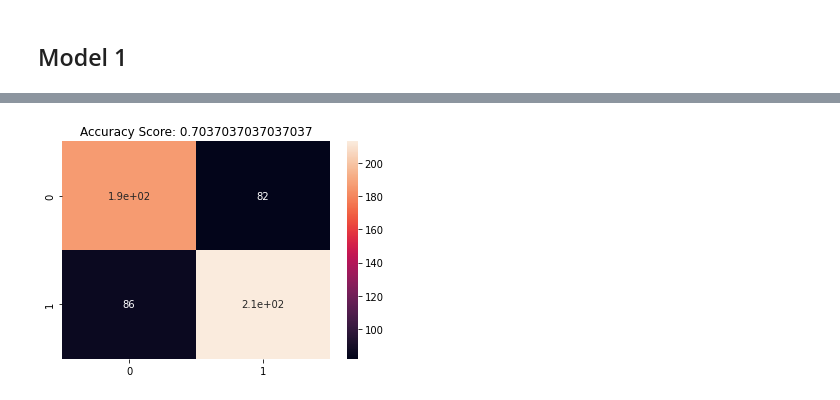
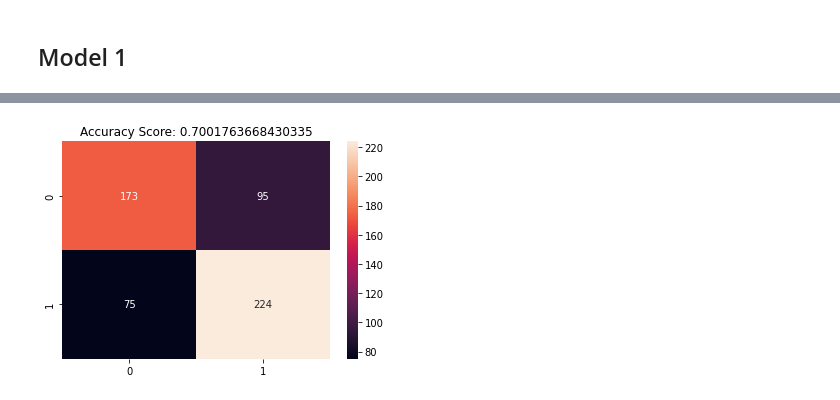
Before and after one commit to AlexanderPelaezJimenez/Pragma_mlops, a Jupyter notebook: modelo_v2.ipynb, the cells around one changed output, grey strips where cells are left out. Saved outputs shown, nothing was run; the diff lists cells and outputs as text; code cells hidden in the pictures.

Commit message:
se cambia el nombre del primer notebook a modelo_v1. Se agrega modelo_v2

```diff
--- a/notebook.ipynb
+++ b/modelo_v2.ipynb
@@ -130,11 +112,11 @@ lr_1 = LogisticRegression()
 # %%
-pipe = Pipeline(steps=[('lr_1', lr_1)])
+pipe = Pipeline(steps=[('lr', lr)])
 # %%
 C = np.logspace(-10, 10, 100)
 penalty = ['l1', 'l2']
 # %%
-params = dict(lr_1__C = C,
-              lr_1__penalty = penalty)
+params = dict(lr__C = C,
+              lr__penalty = penalty)
 # %%
 gs = GridSearchCV(pipe, params)
 # %%
@@ -182,6 +166,6 @@ LogisticRegression(C=0.31257158496882353)
 # %%
-lr_def_model_1 = LogisticRegression(C = gs.best_estimator_.get_params()['lr_1__C'],
-                                    penalty = gs.best_estimator_.get_params()['lr_1__penalty'])
+lr_def_model_1 = LogisticRegression(C = gs.best_estimator_.get_params()['lr__C'],
+                                    penalty = gs.best_estimator_.get_params()['lr__penalty'])
 # %%
 lr_def_model_1.fit(X_train, Y_train)
 # %% [output]
@@ -257,7 +241,7 @@ Best Hyperparameters: {'C': 26.779972328542662, 'penalty': 'l1', 'solver': 'libl
 # %%
-lr_def_model_2 = LogisticRegression(C=26.779972328542662,
-                                    penalty='l1',
-                                    solver='liblinear')
+lr_def_model_2 = LogisticRegression(C=1.657525997964347,
+                                    penalty='l2',
+                                    solver='lbfgs')
 # %%
 lr_def_model_2.fit(X_train, Y_train)
 # %% [output]
@@ -267,11 +251,11 @@ Y_pred_def_model_2 = lr_def_model_2.predict(X_test)
 # %%
 cm_def_model_2 = confusion_matrix(Y_test, Y_pred_def_model_2)
 acc_def_model_2 = accuracy_score(Y_test, Y_pred_def_model_2)
-sns.heatmap(cm_def_model_2, annot = True)
+sns.heatmap(cm_def_model_2, annot = True, fmt='g')
 plt.title('Accuracy Score: {0}'.format(acc_def_model_2))
 plt.show()
 # %% [output]
-[figure, old version]
+[figure, new version]
 # %%
 print(classification_report(Y_test, Y_pred_def_model_2))
 # %% [output]
```
Also changed, not shown: parts of 68 cells of this notebook, 5 other files.
